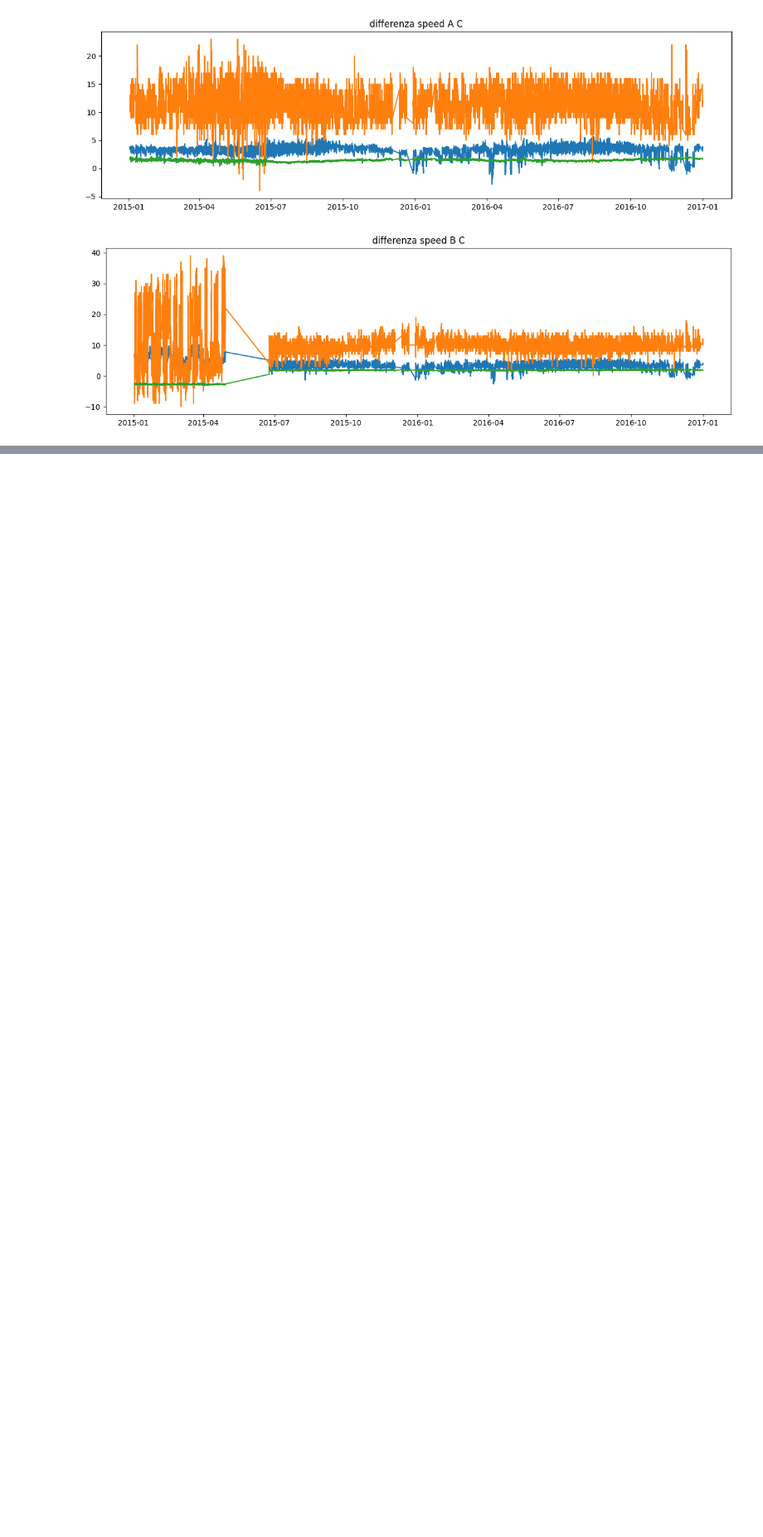
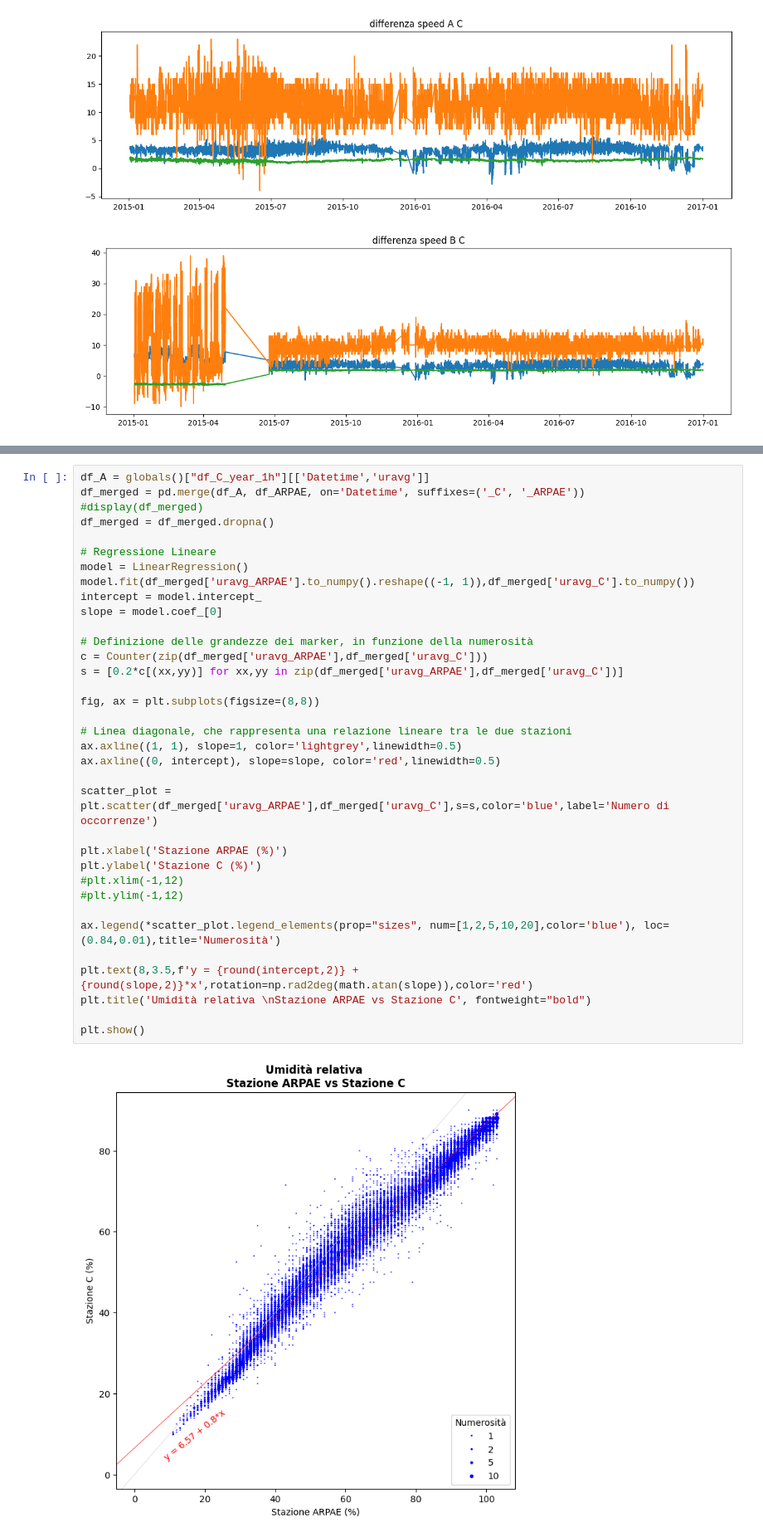
Before and after one commit to FedeJack06/Laboratorio-di-Fisica-dell-Atmosfera, a Jupyter notebook: 1esp/B_Stazioni_Davis.ipynb, the cells around one changed output, grey strips where cells are left out. Shown at 83% size. Saved outputs shown, nothing was run; the diff lists cells and outputs as text; blank space fills up the shorter version.

Commit message:
correzione umidità

```diff
--- a/1esp/B_Stazioni_Davis.ipynb
+++ b/1esp/B_Stazioni_Davis.ipynb
@@ -738,0 +556,37 @@ with open(file_path, 'w') as file:
+# %%
+df_A = globals()["df_C_year_1h"][['Datetime','uravg']]
+df_merged = pd.merge(df_A, df_ARPAE, on='Datetime', suffixes=('_C', '_ARPAE'))
+#display(df_merged)
+df_merged = df_merged.dropna()
+
+# Regressione Lineare
+model = LinearRegression()
+model.fit(df_merged['uravg_ARPAE'].to_numpy().reshape((-1, 1)),df_merged['uravg_C'].to_numpy())
+intercept = model.intercept_
+slope = model.coef_[0]
+
+# Definizione delle grandezze dei marker, in funzione della numerosità
+c = Counter(zip(df_merged['uravg_ARPAE'],df_merged['uravg_C']))
+s = [0.2*c[(xx,yy)] for xx,yy in zip(df_merged['uravg_ARPAE'],df_merged['uravg_C'])]
+
+fig, ax = plt.subplots(figsize=(8,8))
+
+# Linea diagonale, che rappresenta una relazione lineare tra le due stazioni
+ax.axline((1, 1), slope=1, color='lightgrey',linewidth=0.5)
+ax.axline((0, intercept), slope=slope, color='red',linewidth=0.5)
+
+scatter_plot = plt.scatter(df_merged['uravg_ARPAE'],df_merged['uravg_C'],s=s,color='blue',label='Numero di occorrenze')
+
+plt.xlabel('Stazione ARPAE (%)')
+plt.ylabel('Stazione C (%)')
+#plt.xlim(-1,12)
+#plt.ylim(-1,12)
+
+ax.legend(*scatter_plot.legend_elements(prop="sizes", num=[1,2,5,10,20],color='blue'), loc=(0.84,0.01),title='Numerosità')
+
+plt.text(8,3.5,f'y = {round(intercept,2)} + {round(slope,2)}*x',rotation=np.rad2deg(math.atan(slope)),color='red')
+plt.title('Umidità relativa \nStazione ARPAE vs Stazione C', fontweight="bold")
+
+plt.show()
+# %% [output]
+[figure, added]
```
Also changed, not shown: parts of 35 cells of this notebook, 2 other files.
